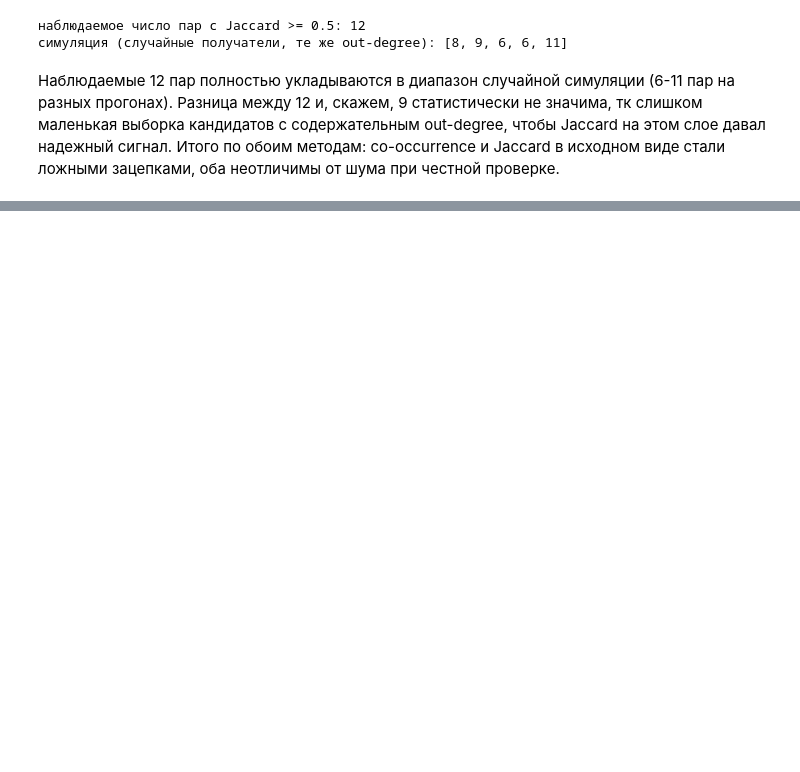
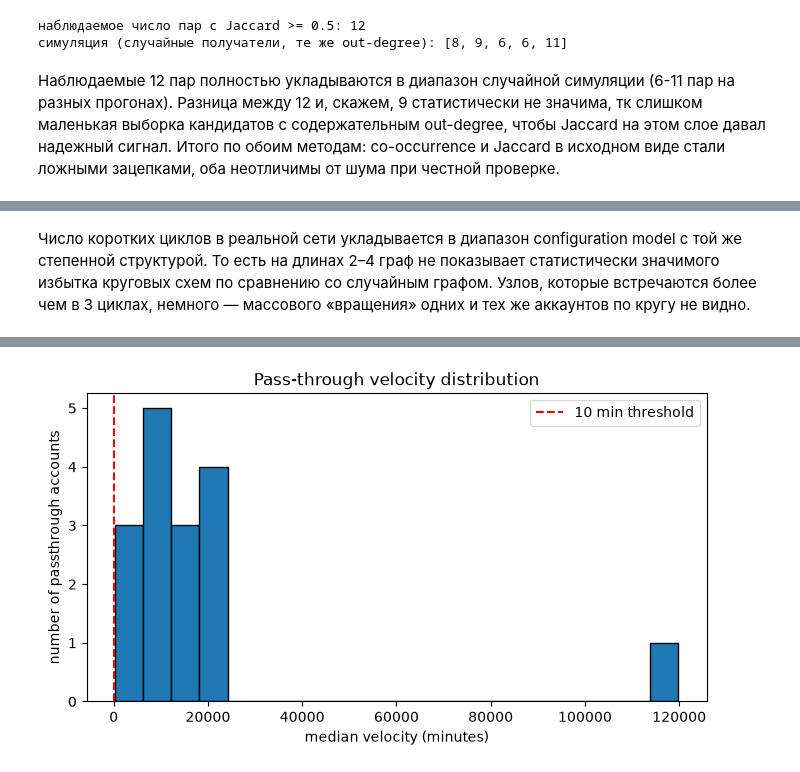
Before and after one commit to Grimb000/account-graph-analysis, a Jupyter notebook: notebook.ipynb, the cells around one changed output, grey strips where cells are left out. Drawn from its saved outputs; the diff is of its cells as text; code cells hidden in the pictures; blank space fills up the shorter version.

```diff
--- a/notebook.ipynb
+++ b/notebook.ipynb
@@ -689,10 +930,15 @@ Name: count, dtype: int64
 # %%
-km20 = KMeans(n_clusters=5, random_state=42, n_init=10)
-feat_df["cluster"] = km20.fit_predict(X)
+import community as community_louvain
 
-sizes = feat_df["cluster"].value_counts().sort_index()
-print(sizes)
+# Louvain on the undirected version of G_full to capture topology
+G_undirected = G_full.to_undirected()
+louvain_partition = community_louvain.best_partition(G_undirected, random_state=42)
+modularity = community_louvain.modularity(louvain_partition, G_undirected)
 
-acct_0331_cluster = feat_df.loc[feat_df["account"] == "acct_0331", "cluster"].values[0]
-print("acct_0331 попал в кластер:", acct_0331_cluster, "- размер:", sizes[acct_0331_cluster])
+feat_df["louvain_community"] = feat_df.index.map(lambda x: louvain_partition.get(x, -1))
+
+print(f"Louvain communities: {feat_df['louvain_community'].nunique()}")
+print(f"modularity: {modularity:.4f}")
+print("community sizes:")
+print(feat_df["louvain_community"].value_counts().sort_index().head(20))
 # %% [output]
@@ -990,10 +1127,47 @@ print("симуляция (случайные 613 получателей):", sim
+# %% [markdown]
+Число коротких циклов в реальной сети укладывается в диапазон configuration model с той же степенной структурой. То есть на длинах 2–4 граф не показывает статистически значимого избытка круговых схем по сравнению со случайным графом. Узлов, которые встречаются более чем в 3 циклах, немного — массового «вращения» одних и тех же аккаунтов по кругу не видно.
 # %%
-out_deg_746 = len(set(G_full.successors("acct_0746")))
-sim_746 = [
-    simulate_fan_in_count(G_full, "acct_0746", out_deg_746, all_nodes, seed=s)
-    for s in range(20)  # больше прогонов, т.к. выборка маленькая
-]
-print("out_degree acct_0746:", out_deg_746)
-print("реальное число fan-in паттернов от acct_0746: 1")
-print("симуляция:", sim_746, "| среднее:", np.mean(sim_746))
+# Pass-through velocity: median time from incoming to next outgoing transaction
+velocity_threshold_minutes = 10
+velocity_records = []
+
+for acc in feat_df.index:
+    if feat_df.loc[acc, "role"] != "passthrough":
+        continue
+    in_tx = df[df["to"] == acc][["timestamp"]].copy()
+    out_tx = df[df["from"] == acc][["timestamp"]].copy()
+    deltas = []
+    for _, in_row in in_tx.iterrows():
+        later = out_tx[out_tx["timestamp"] > in_row["timestamp"]]
+        if not later.empty:
+            deltas.append((later["timestamp"].iloc[0] - in_row["timestamp"]).total_seconds())
+    if deltas:
+        velocity_records.append({
+            "account": acc,
+            "median_velocity_sec": np.median(deltas),
+            "median_velocity_min": np.median(deltas) / 60,
+            "n_incoming": len(in_tx),
+            "n_outgoing": len(out_tx),
+        })
+
+velocity_df = pd.DataFrame(velocity_records).sort_values("median_velocity_min")
+fast_pass = velocity_df[velocity_df["median_velocity_min"] < velocity_threshold_minutes]
+print(f"passthrough accounts: {len(velocity_df)}")
+print(f"fast pass-through (< {velocity_threshold_minutes} min): {len(fast_pass)}")
+
+# distribution of velocities
+print("\nvelocity distribution (minutes):")
+print(velocity_df["median_velocity_min"].describe())
+perc = (velocity_df["median_velocity_min"] < velocity_threshold_minutes).mean() * 100
+print(f"{velocity_threshold_minutes}-minute threshold is at {perc:.1f}th percentile")
+
+# simple histogram
+fig, ax = plt.subplots(figsize=(8, 4))
+ax.hist(velocity_df["median_velocity_min"], bins=20, edgecolor="black")
+ax.axvline(velocity_threshold_minutes, color="red", linestyle="--", label=f"{velocity_threshold_minutes} min threshold")
+ax.set_xlabel("median velocity (minutes)")
+ax.set_ylabel("number of passthrough accounts")
+ax.set_title("Pass-through velocity distribution")
+ax.legend()
+plt.show()
 # %% [output]
@@ -1002,0 +1188 @@ out_degree acct_0746: 11
+[figure, added]
```
Also changed, not shown: parts of 57 cells of this notebook, 4 other files.
